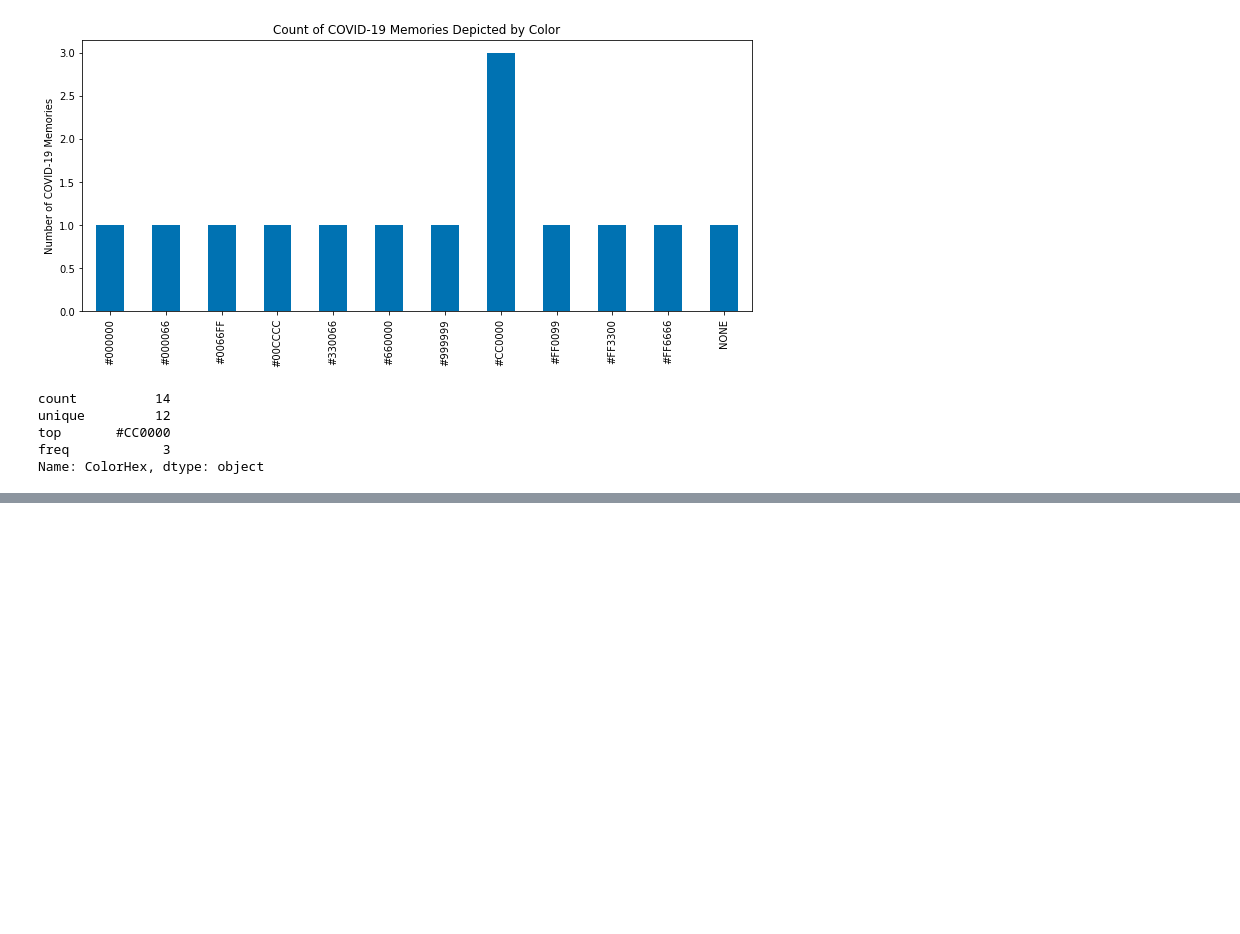
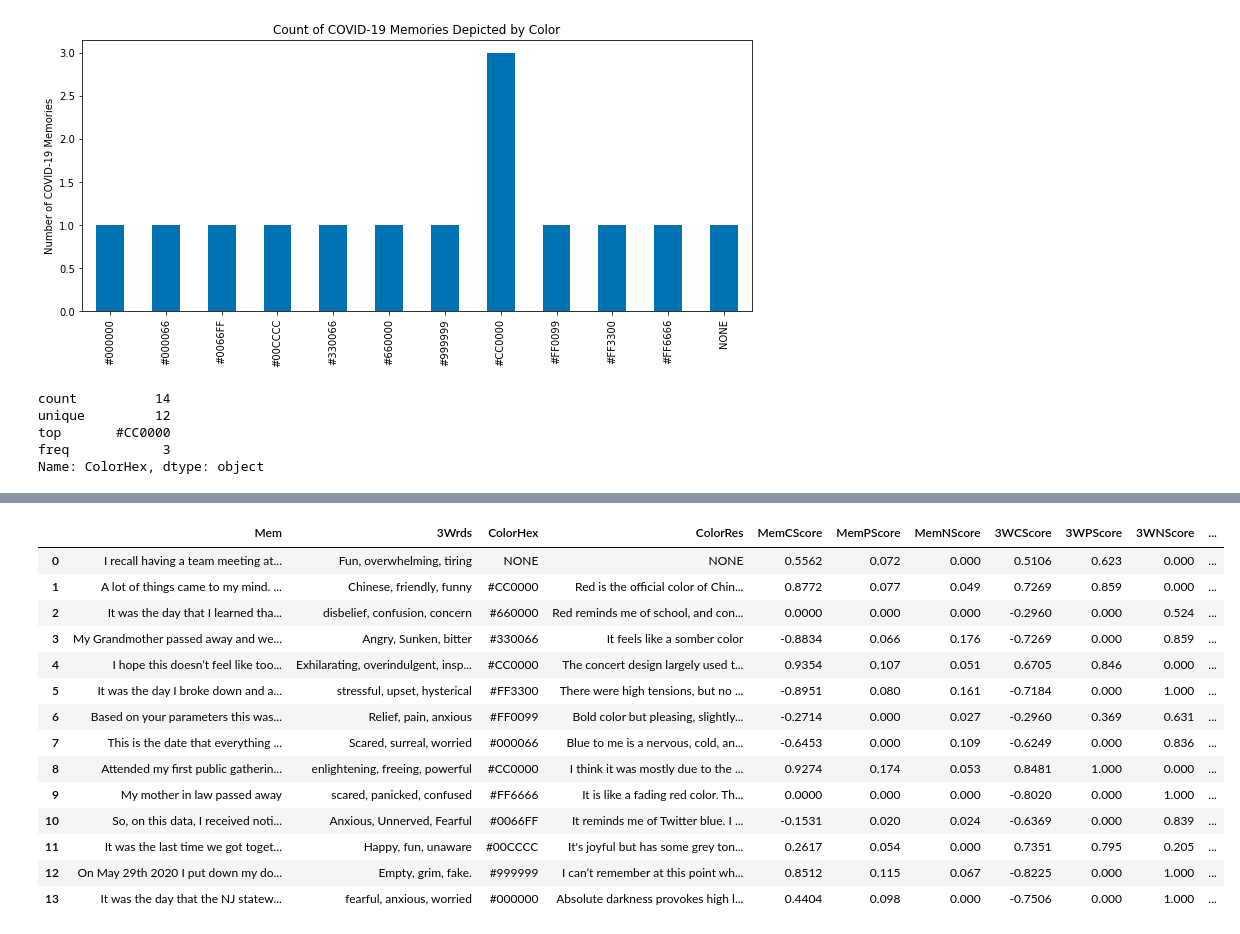
Before and after one commit to diedrebrown/inthetimeofcovid, a Jupyter notebook: notebooks/itc-text-analysis.ipynb, the cells around one changed output, grey strips where cells are left out. Cells and saved outputs as stored; diff of their text form; code cells hidden in the pictures; blank space fills up the shorter version.

```diff
--- a/notebooks/itc-text-analysis.ipynb
+++ b/notebooks/itc-text-analysis.ipynb
@@ -327,0 +338,4 @@ df_survey_clean.to_pickle("../data/df_survey_text.pickle")
+# %%
+df_memcorpus['MemCScore'] = score_com
+df_memcorpus['MemPScore'] = score_pos
+df_memcorpus['MemNScore'] = score_neg
@@ -327,0 +360,19 @@ df_survey_clean.to_pickle("../data/df_survey_text.pickle")
+# %%
+# Sentiment of 3Wrds
+score_com = []
+score_pos = []
+score_neg = []
+for i in range(0,df_memcorpus.shape[0] ):
+    memscore = sent.polarity_scores(df_memcorpus['3Wrds'].iloc[i])
+    score1 = memscore['compound']
+    score_com.append(score1)
+    # extract the positive sentiment
+    score2 = memscore['pos']
+    score_pos.append(score2)
+    # extract the negative sentiment
+    score2 = memscore['neg']
+    score_neg.append(score2)
+# %%
+df_memcorpus['3WCScore'] = score_com
+df_memcorpus['3WPScore'] = score_pos
+df_memcorpus['3WNScore'] = score_neg
@@ -327,0 +397,36 @@ df_survey_clean.to_pickle("../data/df_survey_text.pickle")
+# %%
+# Sentiment of Color
+score_com = []
+score_pos = []
+score_neg = []
+for i in range(0,df_memcorpus.shape[0] ):
+    memscore = sent.polarity_scores(df_memcorpus['ColorRes'].iloc[i])
+    score1 = memscore['compound']
+    score_com.append(score1)
+    # extract the positive sentiment
+    score2 = memscore['pos']
+    score_pos.append(score2)
+    # extract the negative sentiment
+    score2 = memscore['neg']
+    score_neg.append(score2)
+# %%
+df_memcorpus['ColCScore'] = score_com
+df_memcorpus['ColPScore'] = score_pos
+df_memcorpus['ColNScore'] = score_neg
+df_memcorpus
+# %% [output]
+|  | Mem | 3Wrds | ColorHex | ColorRes | MemCScore | MemPScore | MemNScore | 3WCScore | 3WPScore | 3WNScore | ... |
+| 0 | I recall having a team meeting at... | Fun, overwhelming, tiring | NONE | NONE | 0.5562 | 0.072 | 0.000 | 0.5106 | 0.623 | 0.000 | ... |
+| 1 | A lot of things came to my mind. ... | Chinese, friendly, funny | #CC0000 | Red is the official color of Chin... | 0.8772 | 0.077 | 0.049 | 0.7269 | 0.859 | 0.000 | ... |
+| 2 | It was the day that I learned tha... | disbelief, confusion, concern | #660000 | Red reminds me of school, and con... | 0.0000 | 0.000 | 0.000 | -0.2960 | 0.000 | 0.524 | ... |
+| 3 | My Grandmother passed away and we... | Angry, Sunken, bitter | #330066 | It feels like a somber color | -0.8834 | 0.066 | 0.176 | -0.7269 | 0.000 | 0.859 | ... |
+| 4 | I hope this doesn’t feel like too... | Exhilarating, overindulgent, insp... | #CC0000 | The concert design largely used t... | 0.9354 | 0.107 | 0.051 | 0.6705 | 0.846 | 0.000 | ... |
+| 5 | It was the day I broke down and a... | stressful, upset, hysterical | #FF3300 | There were high tensions, but no ... | -0.8951 | 0.080 | 0.161 | -0.7184 | 0.000 | 1.000 | ... |
+| 6 | Based on your parameters this was... | Relief, pain, anxious | #FF0099 | Bold color but pleasing, slightly... | -0.2714 | 0.000 | 0.027 | -0.2960 | 0.369 | 0.631 | ... |
+| 7 | This is the date that everything ... | Scared, surreal, worried | #000066 | Blue to me is a nervous, cold, an... | -0.6453 | 0.000 | 0.109 | -0.6249 | 0.000 | 0.836 | ... |
+| 8 | Attended my first public gatherin... | enlightening, freeing, powerful | #CC0000 | I think it was mostly due to the ... | 0.9274 | 0.174 | 0.053 | 0.8481 | 1.000 | 0.000 | ... |
+| 9 | My mother in law passed away | scared, panicked, confused | #FF6666 | It is like a fading red color. Th... | 0.0000 | 0.000 | 0.000 | -0.8020 | 0.000 | 1.000 | ... |
+| 10 | So, on this data, I received noti... | Anxious, Unnerved, Fearful | #0066FF | It reminds me of Twitter blue. I ... | -0.1531 | 0.020 | 0.024 | -0.6369 | 0.000 | 0.839 | ... |
+| 11 | It was the last time we got toget... | Happy, fun, unaware | #00CCCC | It's joyful but has some grey ton... | 0.2617 | 0.054 | 0.000 | 0.7351 | 0.795 | 0.205 | ... |
+| 12 | On May 29th 2020 I put down my do... | Empty, grim, fake. | #999999 | I can’t remember at this point wh... | 0.8512 | 0.115 | 0.067 | -0.8225 | 0.000 | 1.000 | ... |
+| 13 | It was the day that the NJ statew... | fearful, anxious, worried | #000000 | Absolute darkness provokes high l... | 0.4404 | 0.098 | 0.000 | -0.7506 | 0.000 | 1.000 | ... |
```
Also changed, not shown: parts of 23 cells of this notebook, 10 other files.
